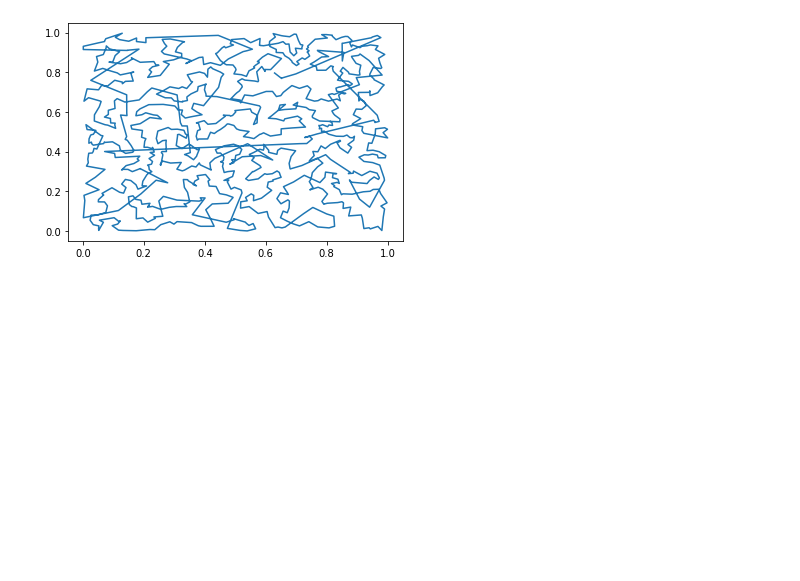
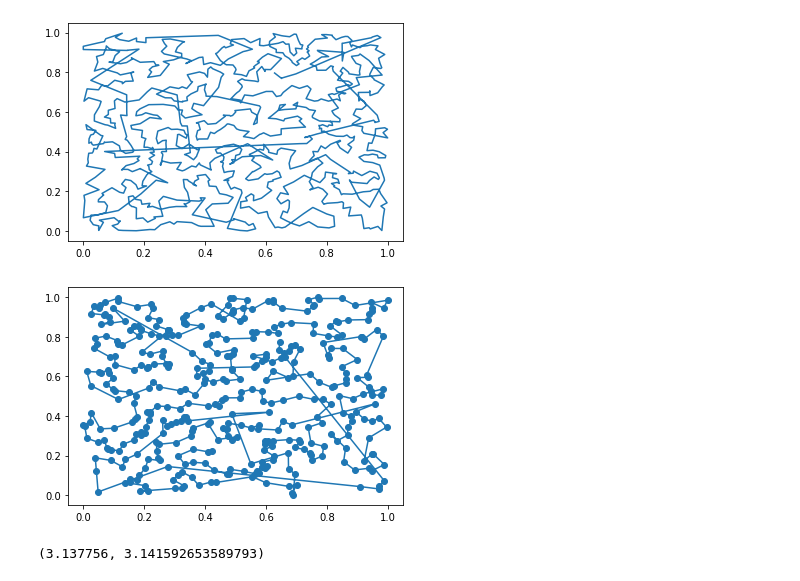
Before and after one commit to codingtenshi/SDA, a Jupyter notebook: aisd.ipynb, the cells around one changed output. Saved outputs shown, nothing was run; the diff lists cells and outputs as text; code cells hidden in the pictures; blank space fills up the shorter version.

```diff
--- a/aisd.ipynb
+++ b/aisd.ipynb
@@ -352,7 +363,7 @@ plt.show()
 from random import random
 from math import sqrt
 
-N = 200
+N = 400
 
 xs = [random() for i in range(N)]
 ys = [random() for i in range(N)]
@@ -384,6 +395,20 @@ for current in range(N):
 # %%
 nxs = [old_xs[i] for i in best_path]
 nys = [old_ys[i] for i in best_path]
 
 plt.plot(nxs, nys)
+plt.scatter(nxs, nys)
 plt.show()
+# %% [output]
+[figure, added]
+# %%
+from math import pi
+
+N = 1000000
+xs = [random() for i in range(N)]
+ys = [random() for i in range(N)]
+
+inCircle = [xs[i] ** 2. + ys[i] ** 2. <= 1.0 for i in range(N)]
+4 * sum(inCircle) / N, pi
+# %% [output]
+(3.137756, 3.141592653589793)
```
Also changed, not shown: parts of 9 cells of this notebook.
